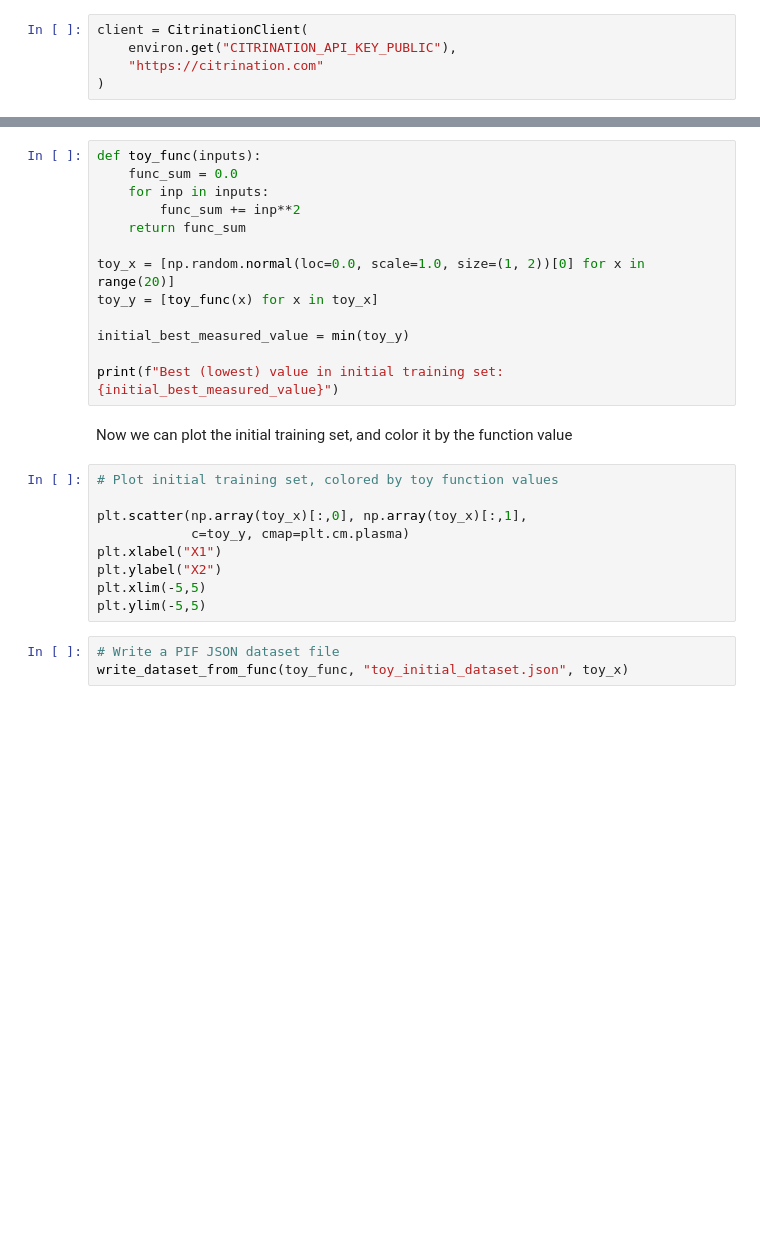
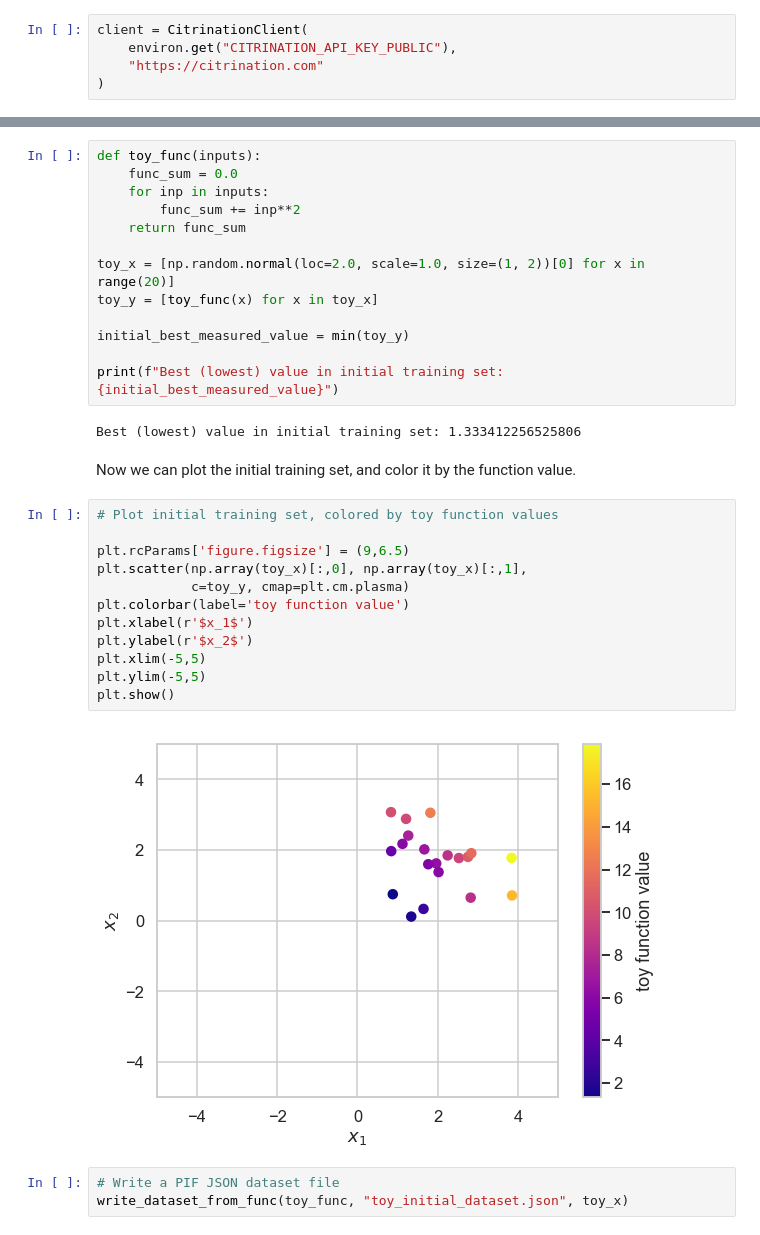
Before and after one commit to CitrineInformatics/community-tools, a Jupyter notebook: api_examples/sequential_learning_api_tutorial.ipynb, the cells around one changed output, grey strips where cells are left out. Saved outputs shown, nothing was run; the diff lists cells and outputs as text; blank space fills up the shorter version.

```diff
--- a/api_examples/sequential_learning_api_tutorial.ipynb
+++ b/api_examples/sequential_learning_api_tutorial.ipynb
@@ -67,23 +67,30 @@ def toy_func(inputs):
         func_sum += inp**2
     return func_sum
 
-toy_x = [np.random.normal(loc=0.0, scale=1.0, size=(1, 2))[0] for x in range(20)]
+toy_x = [np.random.normal(loc=2.0, scale=1.0, size=(1, 2))[0] for x in range(20)]
 toy_y = [toy_func(x) for x in toy_x]
 
 initial_best_measured_value = min(toy_y)
 
 print(f"Best (lowest) value in initial training set: {initial_best_measured_value}")
+# %% [output]
+Best (lowest) value in initial training set: 1.333412256525806
 # %% [markdown]
-Now we can plot the initial training set, and color it by the function value
+Now we can plot the initial training set, and color it by the function value.
 # %%
 # Plot initial training set, colored by toy function values
 
+plt.rcParams['figure.figsize'] = (9,6.5)
 plt.scatter(np.array(toy_x)[:,0], np.array(toy_x)[:,1],
             c=toy_y, cmap=plt.cm.plasma)
-plt.xlabel("X1")
-plt.ylabel("X2")
+plt.colorbar(label='toy function value')
+plt.xlabel(r'$x_1$')
+plt.ylabel(r'$x_2$')
 plt.xlim(-5,5)
 plt.ylim(-5,5)
+plt.show()
+# %% [output]
+[figure, added]
 # %%
 # Write a PIF JSON dataset file
 write_dataset_from_func(toy_func, "toy_initial_dataset.json", toy_x)
```
Also changed, not shown: parts of 17 cells of this notebook.
